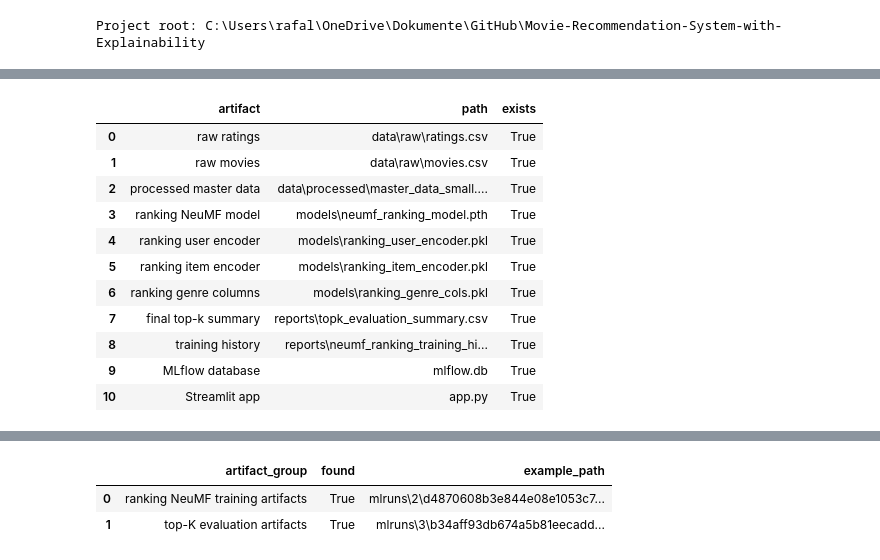
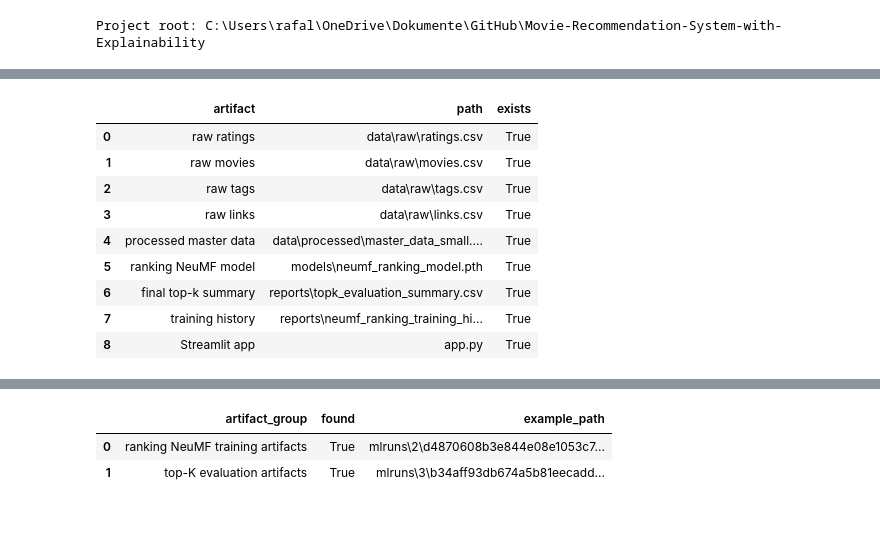
Before and after one commit to rafglo/Movie-Recommendation-System-with-Explainability, a Jupyter notebook: notebooks/final_submission.ipynb, the cells around one changed output, grey strips where cells are left out. Drawn from its saved outputs; the diff is of its cells as text; code cells hidden in the pictures; blank space fills up the shorter version.

```diff
--- a/notebooks/final_submission.ipynb
+++ b/notebooks/final_submission.ipynb
@@ -32,38 +51,34 @@ The final project expects raw MovieLens CSV files, processed parquet files, trai
 # %%
 required_paths = {
     "raw ratings": PROJECT_ROOT / "data" / "raw" / "ratings.csv",
     "raw movies": PROJECT_ROOT / "data" / "raw" / "movies.csv",
+    "raw tags": PROJECT_ROOT / "data" / "raw" / "tags.csv",
+    "raw links": PROJECT_ROOT / "data" / "raw" / "links.csv",
     "processed master data": PROJECT_ROOT / "data" / "processed" / "master_data_small.parquet",
     "ranking NeuMF model": PROJECT_ROOT / "models" / "neumf_ranking_model.pth",
-    "ranking user encoder": PROJECT_ROOT / "models" / "ranking_user_encoder.pkl",
-    "ranking item encoder": PROJECT_ROOT / "models" / "ranking_item_encoder.pkl",
-    "ranking genre columns": PROJECT_ROOT / "models" / "ranking_genre_cols.pkl",
     "final top-k summary": PROJECT_ROOT / "reports" / "topk_evaluation_summary.csv",
     "training history": PROJECT_ROOT / "reports" / "neumf_ranking_training_history.csv",
-    "MLflow database": PROJECT_ROOT / "mlflow.db",
     "Streamlit app": PROJECT_ROOT / "app.py",
 }
 
 readiness = pd.DataFrame(
     [
         {"artifact": name, "path": str(path.relative_to(PROJECT_ROOT)), "exists": path.exists()}
         for name, path in required_paths.items()
     ]
 )
 readiness
 # %% [output]
 |  | artifact | path | exists |
 | 0 | raw ratings | data\raw\ratings.csv | True |
 | 1 | raw movies | data\raw\movies.csv | True |
-| 2 | processed master data | data\processed\master_data_small.... | True |
-| 3 | ranking NeuMF model | models\neumf_ranking_model.pth | True |
-| 4 | ranking user encoder | models\ranking_user_encoder.pkl | True |
-| 5 | ranking item encoder | models\ranking_item_encoder.pkl | True |
-| 6 | ranking genre columns | models\ranking_genre_cols.pkl | True |
-| 7 | final top-k summary | reports\topk_evaluation_summary.csv | True |
-| 8 | training history | reports\neumf_ranking_training_hi... | True |
-| 9 | MLflow database | mlflow.db | True |
-| 10 | Streamlit app | app.py | True |
+| 2 | raw tags | data\raw\tags.csv | True |
+| 3 | raw links | data\raw\links.csv | True |
+| 4 | processed master data | data\processed\master_data_small.... | True |
+| 5 | ranking NeuMF model | models\neumf_ranking_model.pth | True |
+| 6 | final top-k summary | reports\topk_evaluation_summary.csv | True |
+| 7 | training history | reports\neumf_ranking_training_hi... | True |
+| 8 | Streamlit app | app.py | True |
 # %%
 missing = readiness.loc[~readiness["exists"], "artifact"].tolist()
 if missing:
```
Also changed, not shown: parts of 42 cells of this notebook, 12 other files.
